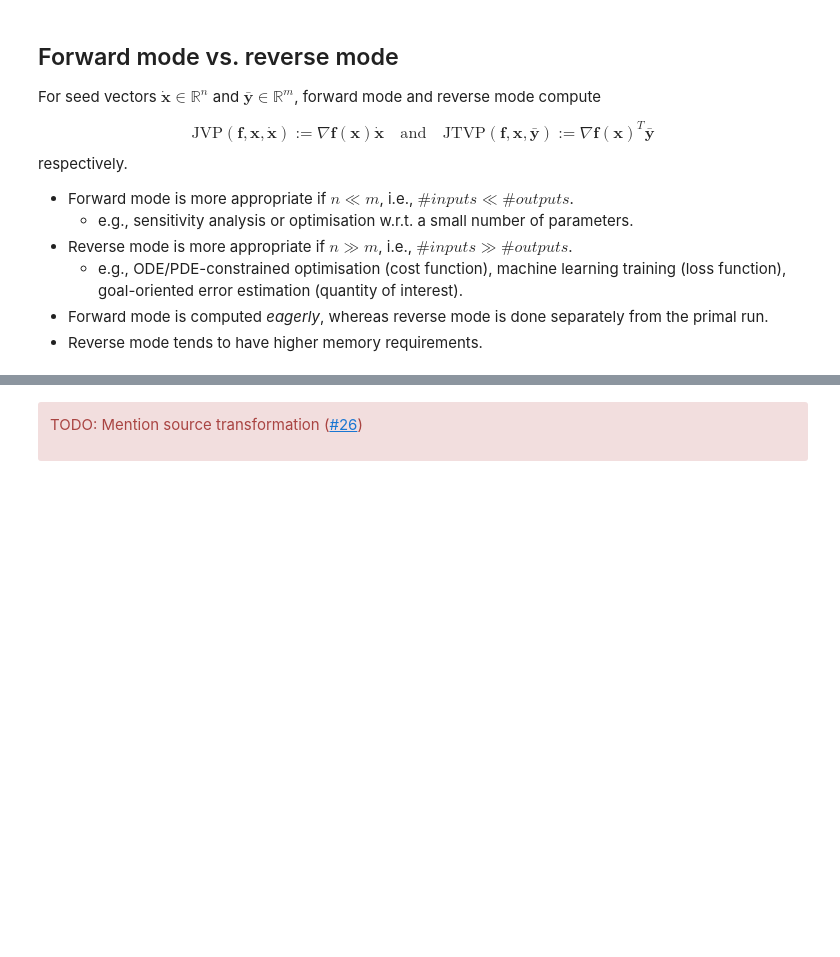
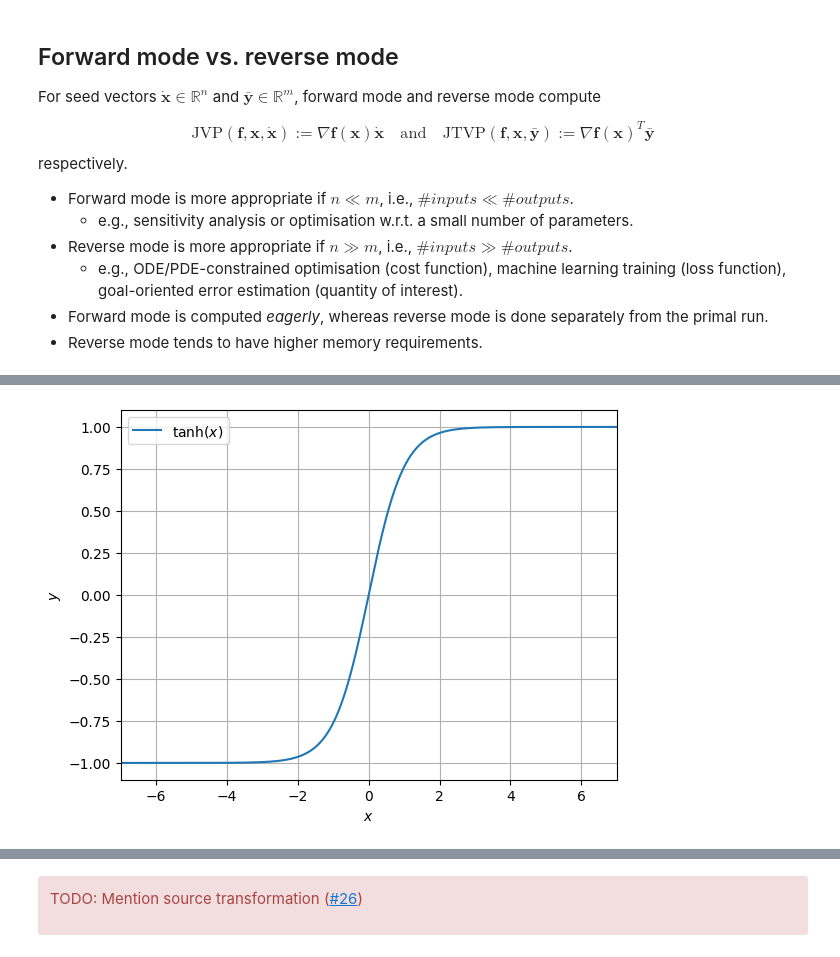
Before and after one commit to Cambridge-ICCS/differentiable-programming-summer-school-2026, a Jupyter notebook: session2.ipynb, the cells around one changed output, grey strips where cells are left out. Cells and saved outputs as stored; diff of their text form; code cells hidden in the pictures; blank space fills up the shorter version.

Commit message:
Add example of computing higher-order derivatives with Autograd

```diff
--- a/session2.ipynb
+++ b/session2.ipynb
@@ -206,0 +176,3 @@ TODO: Material on higher derivatives ([#22](https://github.com/Cambridge-ICCS/di
+# %%
+def tanh(x):
+    return (1.0 - np.exp((-2 * x))) / (1.0 + np.exp(-(2 * x)))
@@ -206,0 +213,13 @@ TODO: Material on higher derivatives ([#22](https://github.com/Cambridge-ICCS/di
+# %%
+x = np.linspace(-7, 7, 700)
+
+fig, axes = plt.subplots()
+axes.plot(x, tanh(x), label=r"$\tanh(x)$")
+# TODO: Plot first-, second-, third-, and fourth-order derivatives, too
+axes.set_xlabel(r"$x$")
+axes.set_ylabel(r"$y$")
+axes.set_xlim([-7, 7])
+axes.grid()
+axes.legend();
+# %% [output]
+[figure, added]
```
Also changed, not shown: parts of 6 cells of this notebook, 1 other file.
